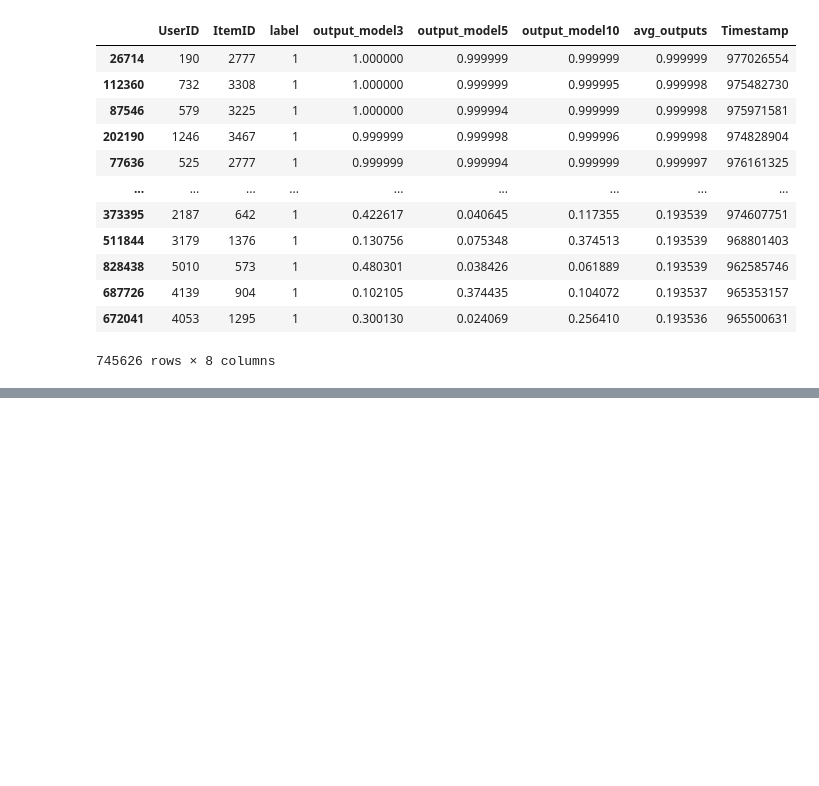
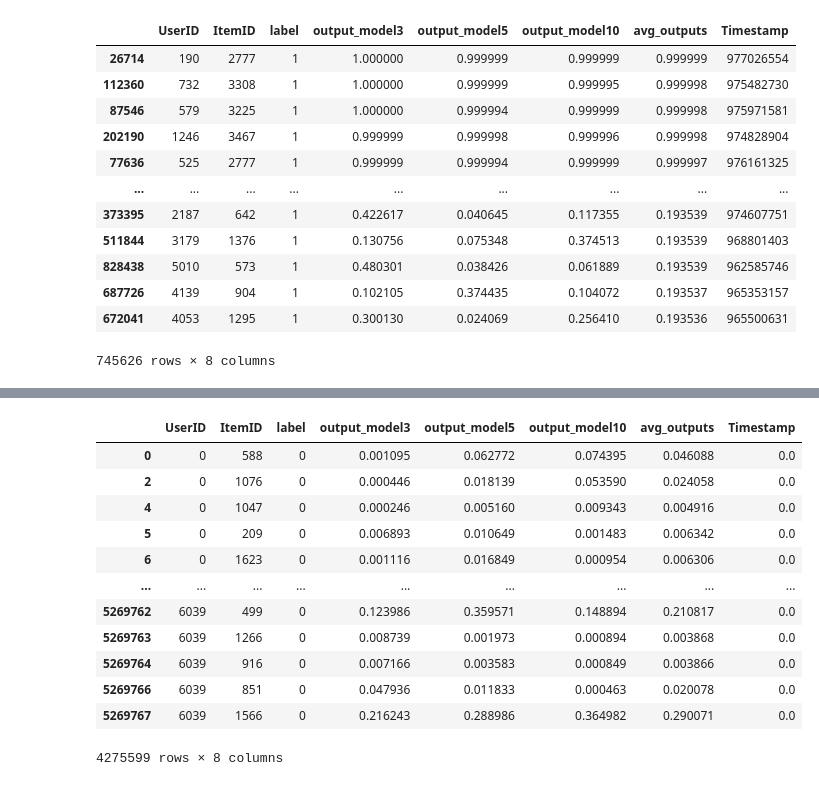
Before and after one commit to panchaldhruv27223/NCF_Recommendation, a Jupyter notebook: NCF_Pytorch/Custom_User_centric_batch/get_data_info.ipynb, the cells around one changed output, grey strips where cells are left out. Cells and saved outputs as stored; diff of their text form; code cells hidden in the pictures; blank space fills up the shorter version.

```diff
--- a/NCF_Pytorch/Custom_User_centric_batch/get_data_info.ipynb
+++ b/NCF_Pytorch/Custom_User_centric_batch/get_data_info.ipynb
@@ -1448,0 +1482,17 @@ positive_df_75.to_csv("El2n_only_positive_75_data.csv", index=False)
+# %%
+negative_20 = pd.read_csv("/home/dhruv/Documents/NCF/NCF_Recommendation/NCF_Pytorch/Custom_User_centric_batch/El2n_20_data.csv")
+negative_20[negative_20["label"]==0]
+# %% [output]
+|  | UserID | ItemID | label | output_model3 | output_model5 | output_model10 | avg_outputs | Timestamp |
+| 0 | 0 | 588 | 0 | 0.001095 | 0.062772 | 0.074395 | 0.046088 | 0.0 |
+| 2 | 0 | 1076 | 0 | 0.000446 | 0.018139 | 0.053590 | 0.024058 | 0.0 |
+| 4 | 0 | 1047 | 0 | 0.000246 | 0.005160 | 0.009343 | 0.004916 | 0.0 |
+| 5 | 0 | 209 | 0 | 0.006893 | 0.010649 | 0.001483 | 0.006342 | 0.0 |
+| 6 | 0 | 1623 | 0 | 0.001116 | 0.016849 | 0.000954 | 0.006306 | 0.0 |
+| ... | ... | ... | ... | ... | ... | ... | ... | ... |
+| 5269762 | 6039 | 499 | 0 | 0.123986 | 0.359571 | 0.148894 | 0.210817 | 0.0 |
+| 5269763 | 6039 | 1266 | 0 | 0.008739 | 0.001973 | 0.000894 | 0.003868 | 0.0 |
+| 5269764 | 6039 | 916 | 0 | 0.007166 | 0.003583 | 0.000849 | 0.003866 | 0.0 |
+| 5269766 | 6039 | 851 | 0 | 0.047936 | 0.011833 | 0.000463 | 0.020078 | 0.0 |
+| 5269767 | 6039 | 1566 | 0 | 0.216243 | 0.288986 | 0.364982 | 0.290071 | 0.0 |
+4275599 rows × 8 columns
```
Also changed, not shown: parts of 14 cells of this notebook.
